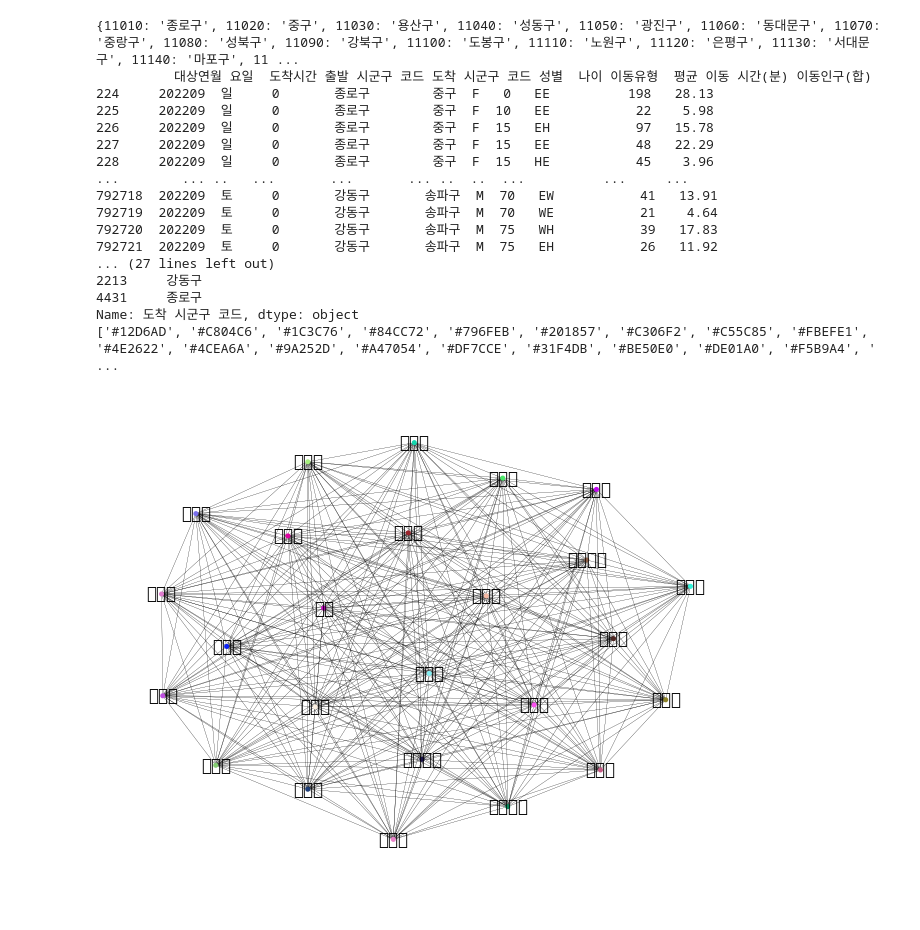
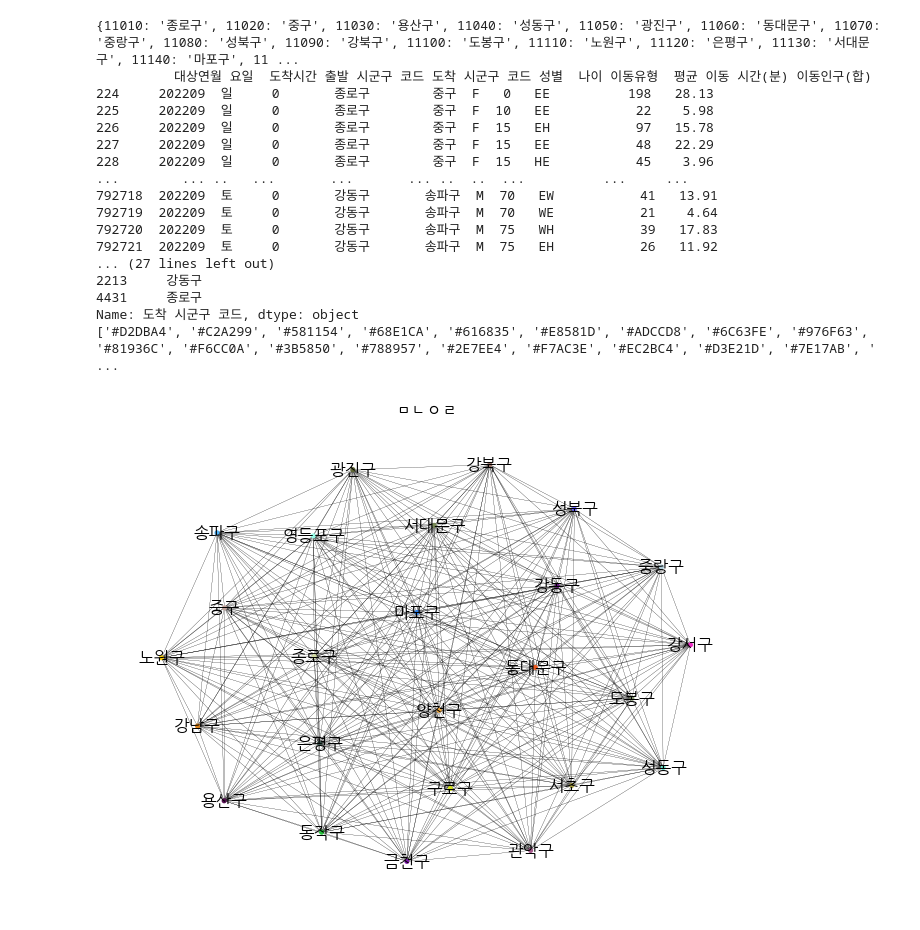
Before and after one commit to dmu-data-anal/data-analysis, a Jupyter notebook: work/creating 행정구역코드.ipynb, the cells around one changed output. Cells and saved outputs as stored; diff of their text form; code cells hidden in the pictures.

Commit message:
fixed graph

```diff
--- a/work/creating 행정구역코드.ipynb
+++ b/work/creating 행정구역코드.ipynb
@@ -71,32 +91,35 @@ print(color)
 # nx.draw_networkx_nodes(graph, pos, node_color=color,)
 # nx.draw_networkx_edges(graph, pos, width=0.01,)
 #nx.draw(graph, with_labels=False, node_color=color,pos=nx.fruchterman_reingold_layout(graph),node_size=7, arrows=False, width=0.001,)
+edge_labels = nx.get_edge_attributes(graph, "이동인구(합)")
 nx.draw(graph,
         with_labels=True,
         node_color=color,
         node_size=7,
         arrows=False,
         width=0.1,
+        font_family='NanumGothic',
         pos=nx.spring_layout(graph))
 
+plt.title("ㅁㄴㅇㄹ")
 plt.axis('off')
 plt.show()
 # %% [output]
 {11010: '종로구', 11020: '중구', 11030: '용산구', 11040: '성동구', 11050: '광진구', 11060: '동대문구', 11070: '중랑구', 11080: '성북구', 11090: '강북구', 11100: '도봉구', 11110: '노원구', 11120: '은평구', 11130: '서대문구', 11140: '마포구', 11 ...
           대상연월 요일  도착시간 출발 시군구 코드 도착 시군구 코드 성별  나이 이동유형  평균 이동 시간(분) 이동인구(합)
 224     202209  일     0       종로구        중구  F   0   EE          198   28.13
 225     202209  일     0       종로구        중구  F  10   EE           22    5.98
 226     202209  일     0       종로구        중구  F  15   EH           97   15.78
 227     202209  일     0       종로구        중구  F  15   EE           48   22.29
 228     202209  일     0       종로구        중구  F  15   HE           45    3.96
 ...        ... ..   ...       ...       ... ..  ..  ...          ...     ...
 792718  202209  토     0       강동구       송파구  M  70   EW           41   13.91
 792719  202209  토     0       강동구       송파구  M  70   WE           21    4.64
 792720  202209  토     0       강동구       송파구  M  75   WH           39   17.83
 792721  202209  토     0       강동구       송파구  M  75   EH           26   11.92
 ... (27 lines left out)
 2213     강동구
 4431     종로구
 Name: 도착 시군구 코드, dtype: object
-['#12D6AD', '#C804C6', '#1C3C76', '#84CC72', '#796FEB', '#201857', '#C306F2', '#C55C85', '#FBEFE1', '#4E2622', '#4CEA6A', '#9A252D', '#A47054', '#DF7CCE', '#31F4DB', '#BE50E0', '#DE01A0', '#F5B9A4', ' ...
+['#D2DBA4', '#C2A299', '#581154', '#68E1CA', '#616835', '#E8581D', '#ADCCD8', '#6C63FE', '#976F63', '#81936C', '#F6CC0A', '#3B5850', '#788957', '#2E7EE4', '#F7AC3E', '#EC2BC4', '#D3E21D', '#7E17AB', ' ...
-[figure, old version]
+[figure, new version]
```
Also changed, not shown: parts of 3 cells of this notebook.
